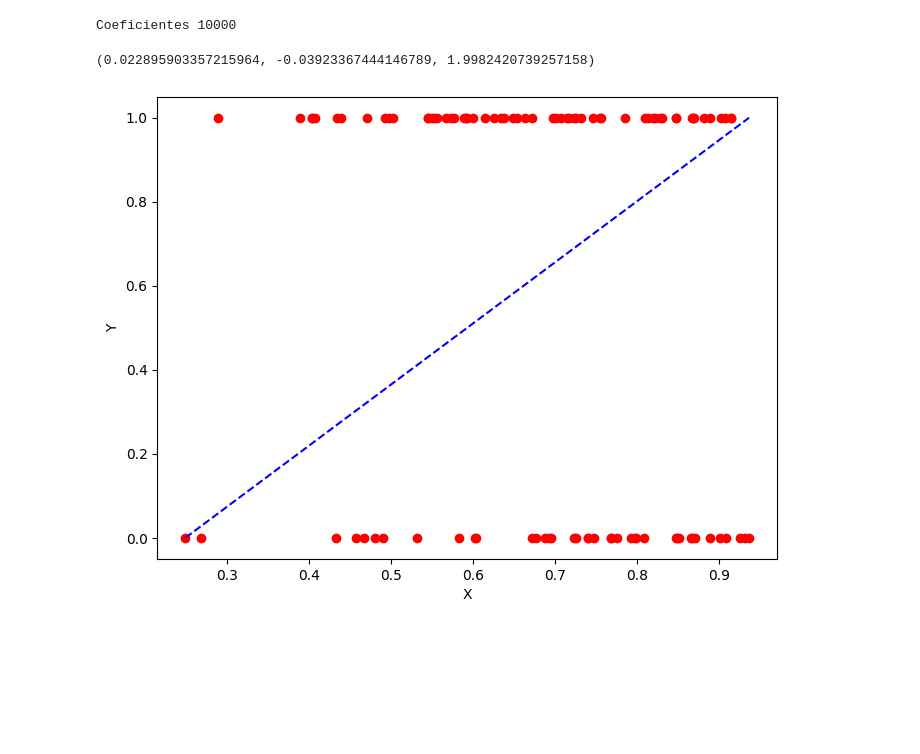
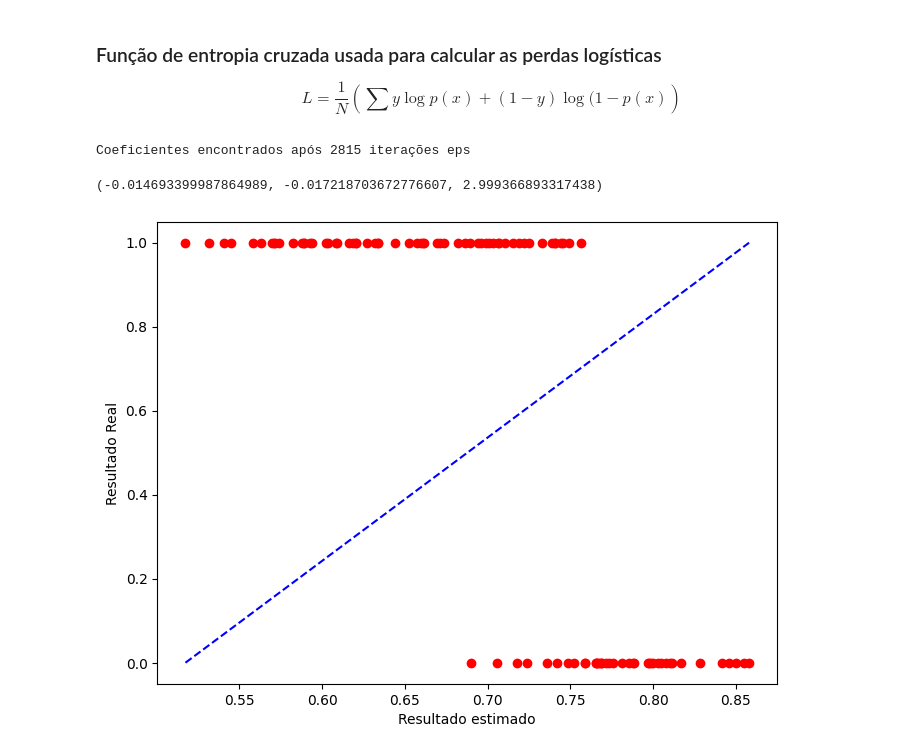
Before and after one commit to Ahmedntc/Computational-Science, a Jupyter notebook: logRegression/Regressao logistica.ipynb, the cells around one changed output. Drawn from its saved outputs; the diff is of its cells as text; code cells hidden in the pictures; blank space fills up the shorter version.

```diff
--- a/logRegression/Regressao logistica.ipynb
+++ b/logRegression/Regressao logistica.ipynb
@@ -34,4 +46,8 @@ plotData(notas, 'Nota 1', 'Nota 2', 'Aprovado', 'Reprovado')
 def sigmoide(x1,x2,a,b,c):
   sig =  1.0 / (1 + (np.exp(-(a*x1+b*x2 +c))))
   return sig
+# %% [markdown]
+### Função de entropia cruzada usada para calcular as perdas logísticas
+$$
+L = \frac{1}{N}(\sum  y\log{p(x)} + (1-y)\log {(1-p(x)})$$
 # %%
@@ -44,9 +59,9 @@ def crossEntropy(N, sig, y):
 # Hiperparâmetros iteracoes, alfa, limite_parada/epsilon
 def gradDescent(x1, x2, y, iteraçoes = 10000, alfa = 1e-6, epsilon = 1e-6):
     count = 0
-    a = 0.1
+    a = 0.01
     b = 0.01
-    c = 2
+    c = 3
     n = len(y)
 
     perdas = []
@@ -61,7 +76,7 @@ def gradDescent(x1, x2, y, iteraçoes = 10000, alfa = 1e-6, epsilon = 1e-6):
         loss = crossEntropy(n, sig, y)
         count += 1
         if abs(perda_anterior - loss) <= epsilon:
-            print(f"Coeficientes {count} iterações")
+            print(f"Coeficientes encontrados após {count} iterações eps")
             return a, b, c, perdas, var_a, var_b,  count
 
         perda_anterior = loss
@@ -81,7 +96,7 @@ def gradDescent(x1, x2, y, iteraçoes = 10000, alfa = 1e-6, epsilon = 1e-6):
         b = b - (alfa * derivada_b)
         c = c - (alfa * derivada_c)
 
-    print(f"Coeficientes {count}")
+    print(f"Coeficientes encontrados após {count} iterações")
     return a, b, c, perdas, var_a, var_b,  count
 # %%
 perdas, var_a, var_b= [], [], []
@@ -89,20 +104,20 @@ a, b, c, perdas, var_a, var_b,  iters = gradDescent(notas1, notas2, results)
 
 a,b,c
 # %% [output]
-Coeficientes 10000
+Coeficientes encontrados após 2815 iterações eps
-(0.022895903357215964, -0.03923367444146789, 1.9982420739257158)
+(-0.014693399987864989, -0.017218703672776607, 2.999366893317438)
 # %%
 Y_pred = sigmoide(notas1, notas2, a, b, c)
 
 # Plotando os mesmos dados com a linha
 plt.figure(figsize = (8,6))
 plt.scatter(Y_pred, results, marker='o', color='red')
 plt.plot([min(Y_pred), max(Y_pred)], [min(results), max(results)], color='blue',markerfacecolor='red', markersize=10,linestyle='dashed')
-plt.xlabel("X")
-plt.ylabel("Y")
+plt.xlabel("Resultado estimado")
+plt.ylabel("Resultado Real")
 plt.show()
 # %% [output]
-[figure, old version]
+[figure, new version]
 # %%
 # Plotando os valores de A , B e a perda
 plt.figure(figsize = (10, 8))
```
Also changed, not shown: parts of 15 cells of this notebook.
